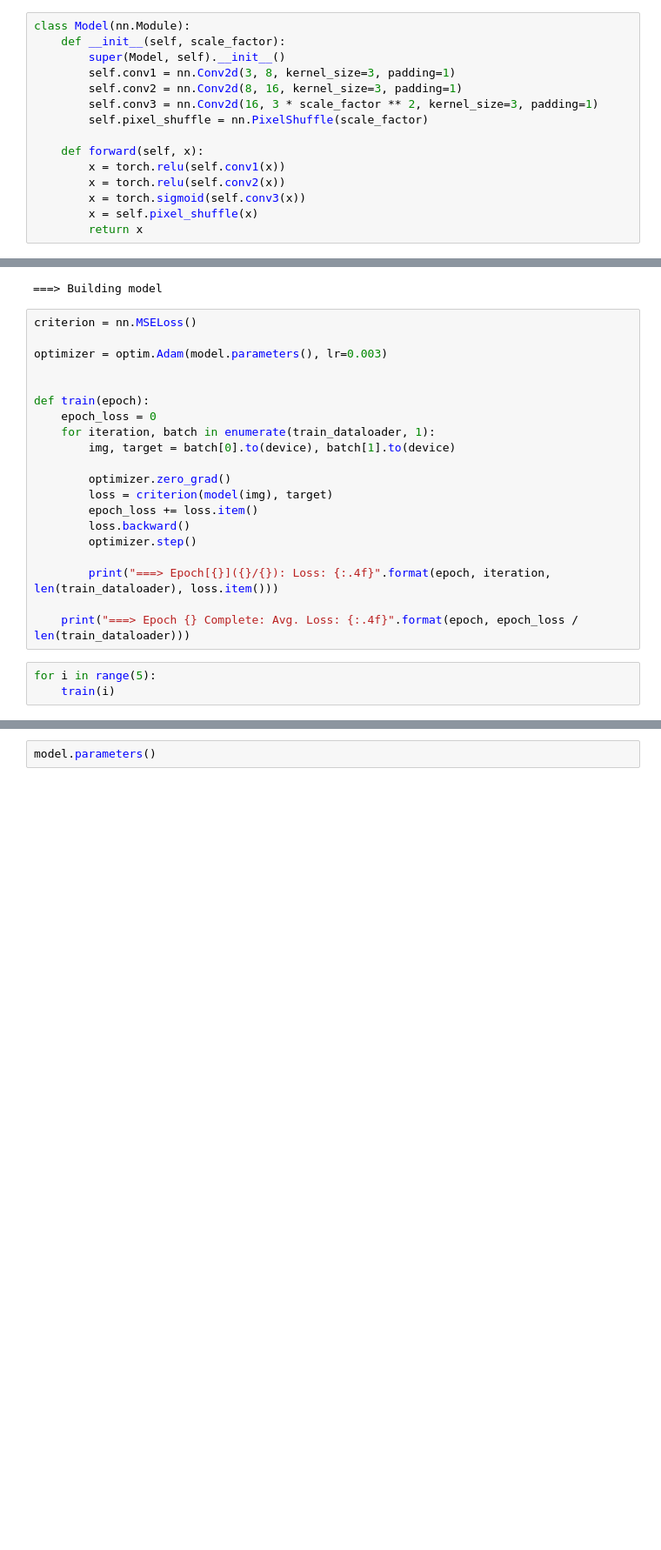
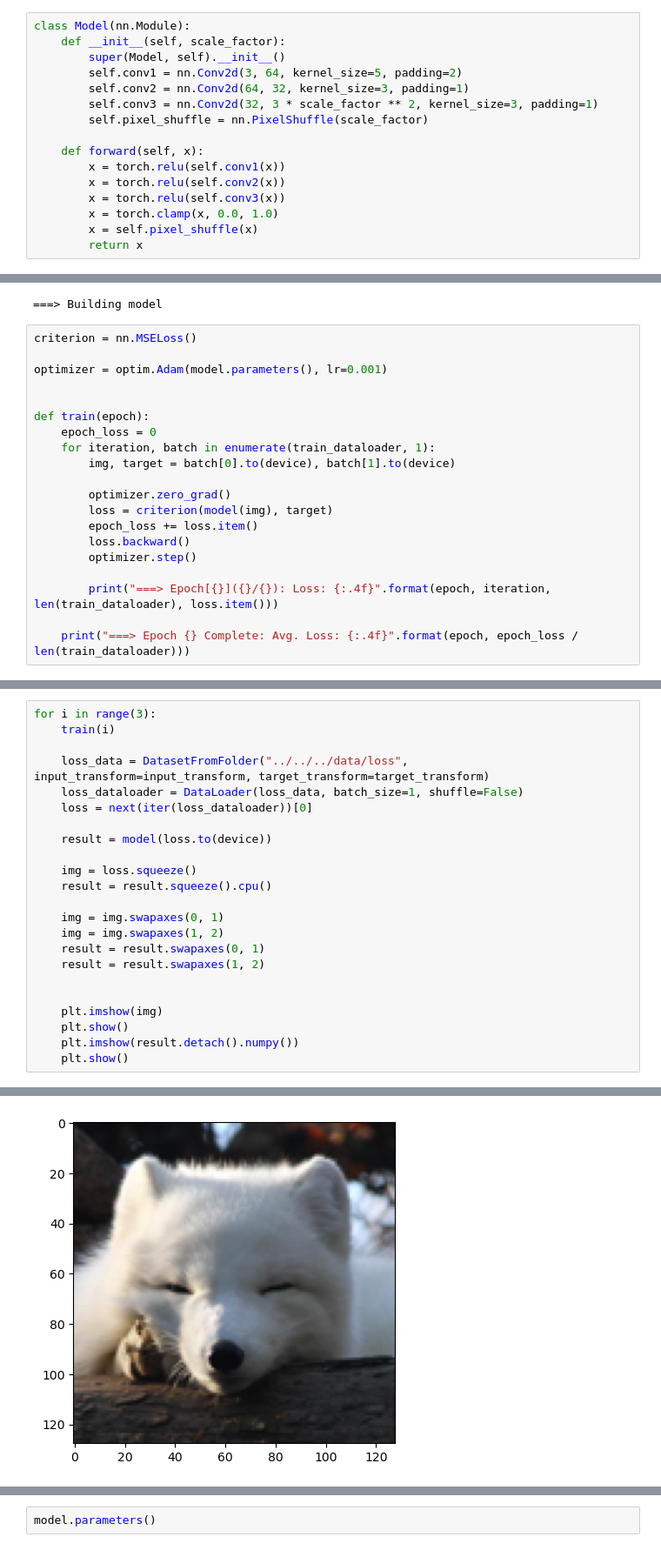
Before and after one commit to PSTAT197-F23/vignette-super-resolution, a Jupyter notebook: scripts/drafts/Peng/train.ipynb, the cells around one changed output, grey strips where cells are left out. Shown at 87% size. Drawn from its saved outputs; the diff is of its cells as text; blank space fills up the shorter version.

Commit message:
update model

```diff
--- a/scripts/drafts/Peng/train.ipynb
+++ b/scripts/drafts/Peng/train.ipynb
@@ -103,15 +103,16 @@ Labels batch shape: torch.Size([64, 3, 512, 512])
 class Model(nn.Module):
     def __init__(self, scale_factor):
         super(Model, self).__init__()
-        self.conv1 = nn.Conv2d(3, 8, kernel_size=3, padding=1)
-        self.conv2 = nn.Conv2d(8, 16, kernel_size=3, padding=1)
-        self.conv3 = nn.Conv2d(16, 3 * scale_factor ** 2, kernel_size=3, padding=1)
+        self.conv1 = nn.Conv2d(3, 64, kernel_size=5, padding=2)
+        self.conv2 = nn.Conv2d(64, 32, kernel_size=3, padding=1)
+        self.conv3 = nn.Conv2d(32, 3 * scale_factor ** 2, kernel_size=3, padding=1)
         self.pixel_shuffle = nn.PixelShuffle(scale_factor)
 
     def forward(self, x):
         x = torch.relu(self.conv1(x))
         x = torch.relu(self.conv2(x))
-        x = torch.sigmoid(self.conv3(x))
+        x = torch.relu(self.conv3(x))
+        x = torch.clamp(x, 0.0, 1.0)
         x = self.pixel_shuffle(x)
         return x
 # %%
@@ -122,7 +123,7 @@ model = Model(scale_factor=4).to(device)
 # %%
 criterion = nn.MSELoss()
 
-optimizer = optim.Adam(model.parameters(), lr=0.003)
+optimizer = optim.Adam(model.parameters(), lr=0.001)
 
 
 def train(epoch):
@@ -139,6 +140,3 @@ def train(epoch):
         print("===> Epoch[{}]({}/{}): Loss: {:.4f}".format(epoch, iteration, len(train_dataloader), loss.item()))
 
     print("===> Epoch {} Complete: Avg. Loss: {:.4f}".format(epoch, epoch_loss / len(train_dataloader)))
-# %%
-for i in range(5):
-    train(i)
@@ -162,0 +143,24 @@ for i in range(5):
+# %%
+for i in range(3):
+    train(i)
+
+    loss_data = DatasetFromFolder("../../../data/loss", input_transform=input_transform, target_transform=target_transform)
+    loss_dataloader = DataLoader(loss_data, batch_size=1, shuffle=False)
+    loss = next(iter(loss_dataloader))[0]
+
+    result = model(loss.to(device))
+
+    img = loss.squeeze()
+    result = result.squeeze().cpu()
+
+    img = img.swapaxes(0, 1)
+    img = img.swapaxes(1, 2)
+    result = result.swapaxes(0, 1)
+    result = result.swapaxes(1, 2)
+
+
+    plt.imshow(img)
+    plt.show()
+    plt.imshow(result.detach().numpy())
+    plt.show()
+# %% [output]
@@ -162,0 +184 @@ for i in range(5):
+[figure, added]
```
Also changed, not shown: parts of 2 cells of this notebook, 1 other file.
